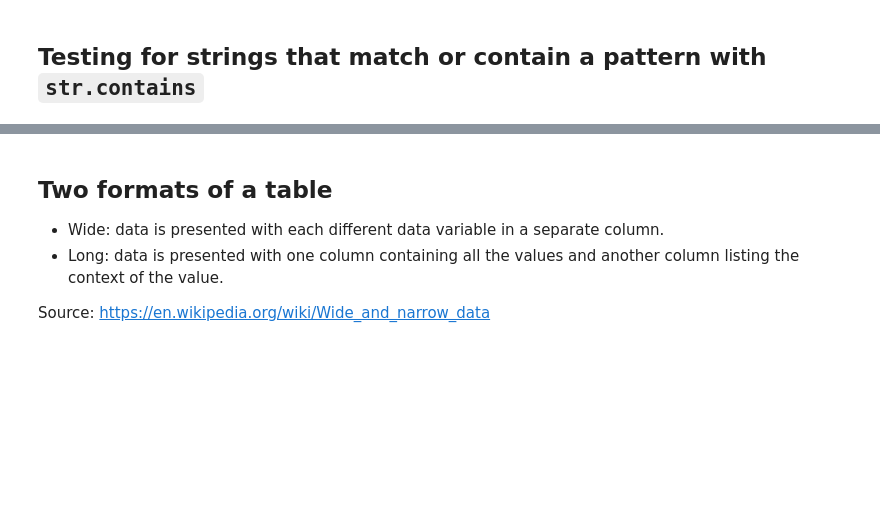
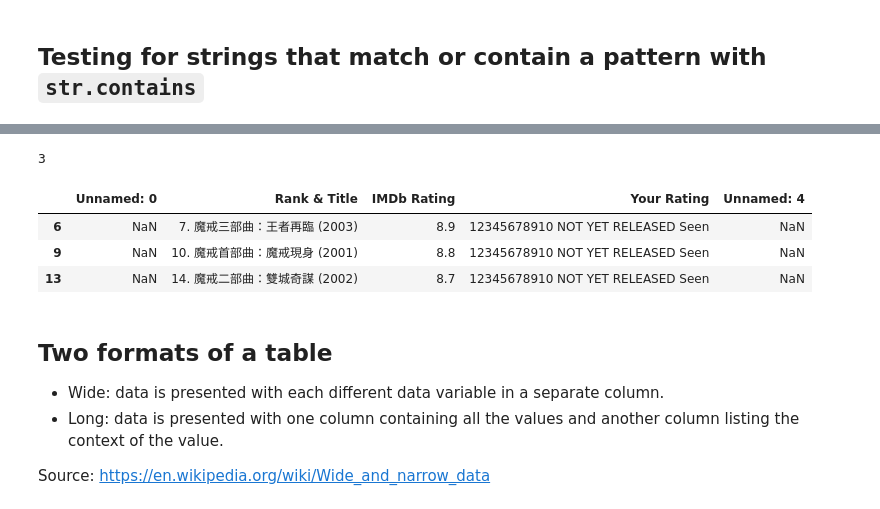
Before and after one commit to datainpoint/classroom-programming-and-data-analysis, a Jupyter notebook: 08-dataframe-wrangling-with-pandas.ipynb, the cells around one changed output, grey strips where cells are left out. Drawn from its saved outputs; the diff is of its cells as text; code cells hidden in the pictures; blank space fills up the shorter version.

```diff
--- a/08-dataframe-wrangling-with-pandas.ipynb
+++ b/08-dataframe-wrangling-with-pandas.ipynb
@@ -1009,3 +987,12 @@ daily_report[daily_report['Country_Region'].str.contains('land')]
+# %%
+print(html_table['Rank & Title'].str.contains('魔戒').sum())
+html_table[html_table['Rank & Title'].str.contains('魔戒')]
+# %% [output]
+3
+|  | Unnamed: 0 | Rank & Title | IMDb Rating | Your Rating | Unnamed: 4 |
+| 6 | NaN | 7. 魔戒三部曲：王者再臨 (2003) | 8.9 | 12345678910 NOT YET RELEASED Seen | NaN |
+| 9 | NaN | 10. 魔戒首部曲：魔戒現身 (2001) | 8.8 | 12345678910 NOT YET RELEASED Seen | NaN |
+| 13 | NaN | 14. 魔戒二部曲：雙城奇謀 (2002) | 8.7 | 12345678910 NOT YET RELEASED Seen | NaN |
 # %% [markdown]
 ## Two formats of a table
 
```
Also changed, not shown: parts of 21 cells of this notebook, 1 other file.
